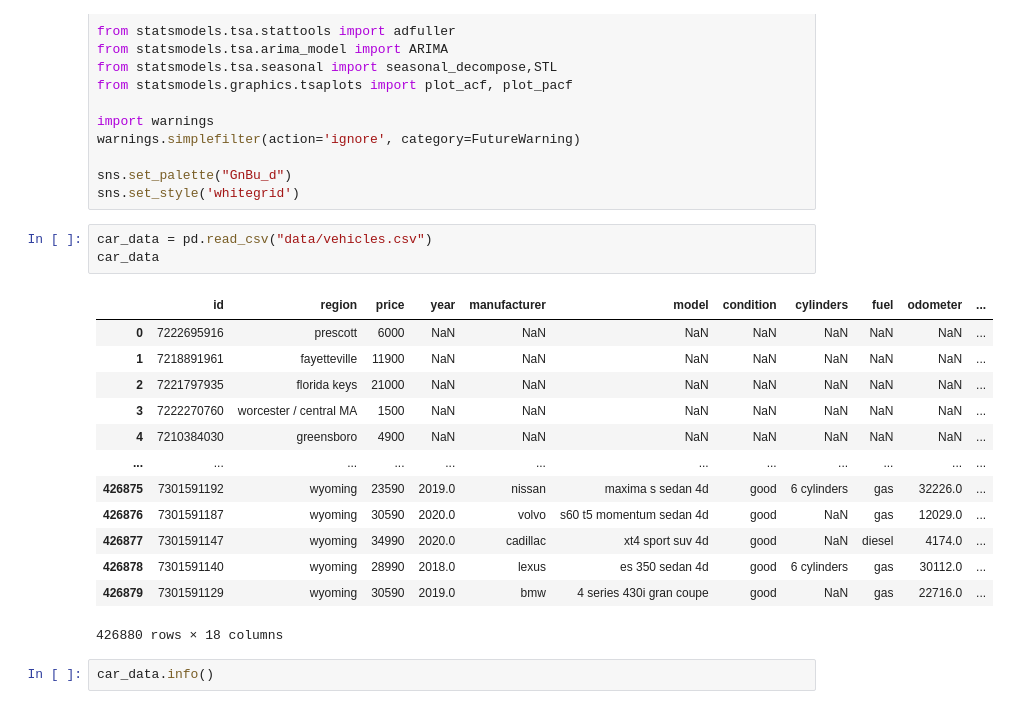
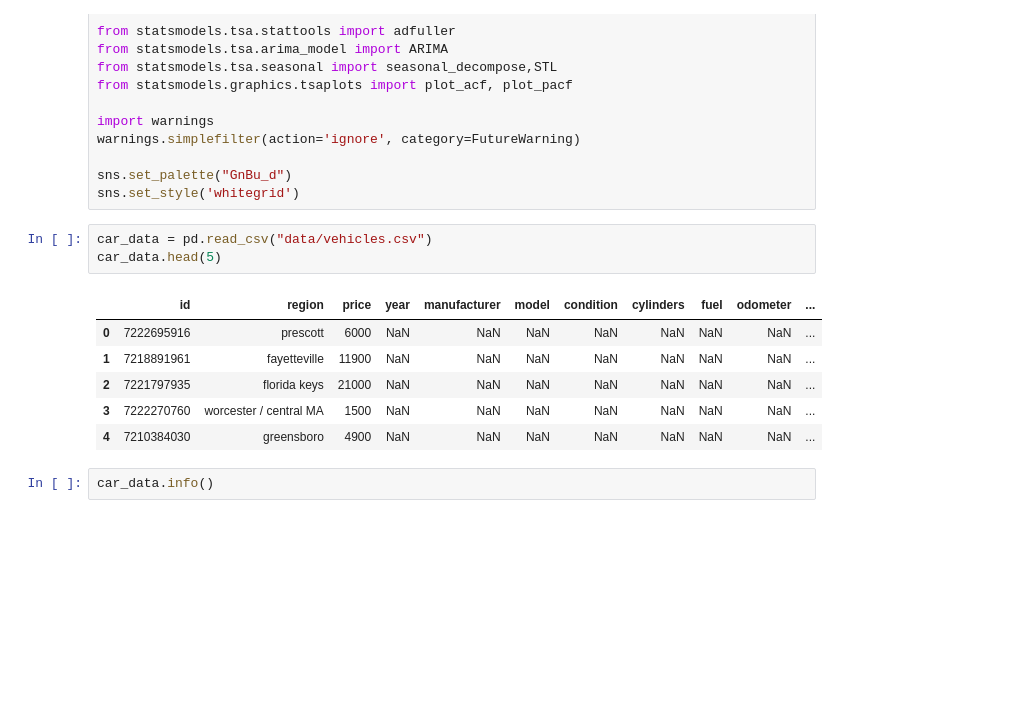
Before and after one commit to NippaniP/Used-Car-Price-Prediction, a Jupyter notebook: CarData.ipynb, the cells around one changed output. Drawn from its saved outputs; the diff is of its cells as text; blank space fills up the shorter version.

```diff
--- a/CarData.ipynb
+++ b/CarData.ipynb
@@ -26,21 +26,14 @@ sns.set_palette("GnBu_d")
 sns.set_style('whitegrid')
 # %%
 car_data = pd.read_csv("data/vehicles.csv")
-car_data
+car_data.head(5)
 # %% [output]
 |  | id | region | price | year | manufacturer | model | condition | cylinders | fuel | odometer | ... |
 | 0 | 7222695916 | prescott | 6000 | NaN | NaN | NaN | NaN | NaN | NaN | NaN | ... |
 | 1 | 7218891961 | fayetteville | 11900 | NaN | NaN | NaN | NaN | NaN | NaN | NaN | ... |
 | 2 | 7221797935 | florida keys | 21000 | NaN | NaN | NaN | NaN | NaN | NaN | NaN | ... |
 | 3 | 7222270760 | worcester / central MA | 1500 | NaN | NaN | NaN | NaN | NaN | NaN | NaN | ... |
 | 4 | 7210384030 | greensboro | 4900 | NaN | NaN | NaN | NaN | NaN | NaN | NaN | ... |
-| ... | ... | ... | ... | ... | ... | ... | ... | ... | ... | ... | ... |
-| 426875 | 7301591192 | wyoming | 23590 | 2019.0 | nissan | maxima s sedan 4d | good | 6 cylinders | gas | 32226.0 | ... |
-| 426876 | 7301591187 | wyoming | 30590 | 2020.0 | volvo | s60 t5 momentum sedan 4d | good | NaN | gas | 12029.0 | ... |
-| 426877 | 7301591147 | wyoming | 34990 | 2020.0 | cadillac | xt4 sport suv 4d | good | NaN | diesel | 4174.0 | ... |
-| 426878 | 7301591140 | wyoming | 28990 | 2018.0 | lexus | es 350 sedan 4d | good | 6 cylinders | gas | 30112.0 | ... |
-| 426879 | 7301591129 | wyoming | 30590 | 2019.0 | bmw | 4 series 430i gran coupe | good | NaN | gas | 22716.0 | ... |
-426880 rows × 18 columns
 # %%
 car_data.info()
 # %% [output]
```
Also changed, not shown: parts of 49 cells of this notebook.
